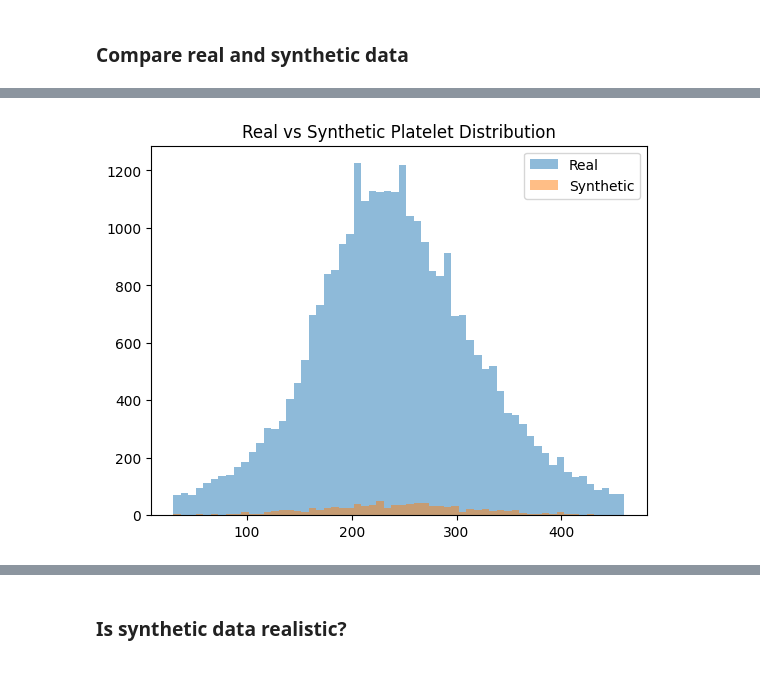
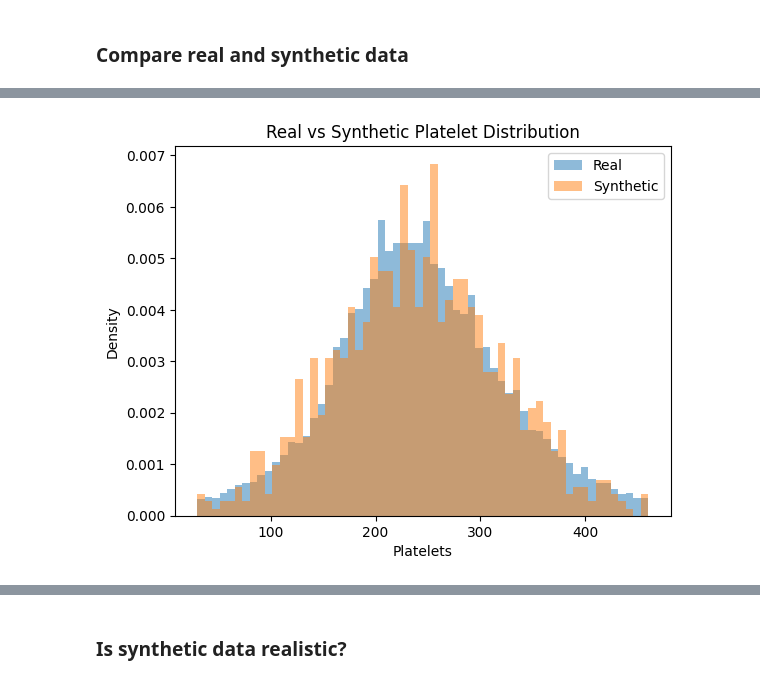
Before and after one commit to GustavoFA/IA376, a Jupyter notebook: A1/236249_a1.ipynb, the cells around one changed output, grey strips where cells are left out. Drawn from its saved outputs; the diff is of its cells as text; code cells hidden in the pictures.

```diff
--- a/A1/236249_a1.ipynb
+++ b/A1/236249_a1.ipynb
@@ -168,4 +190,5 @@ Generate synthetic database following the normal distribution
 # %%
-synthetic_database = np.random.normal(mu, sigma, 1000)
+# Create random values using the normal distribution parameters computed previously
+synthetic_dataset = np.random.normal(mu, sigma, 1000)
 # %% [markdown]
 Check if there is unrealistic values
@@ -178 +195,8 @@ synthetic_database = np.clip(
+# %%
+# Considering our original platelets database, I replace each value that is smaller than the minimum or it is larger than the maximum.
+synthetic_dataset = np.clip(
+    synthetic_dataset,
+    samples_db[exam_choice.lower()].min(),
+    samples_db[exam_choice.lower()].max()
+)
 # %% [markdown]
@@ -180,3 +204,3 @@ Create the final synthetic database
 # %%
-synthetic_database = pd.DataFrame({f"{exam_choice.lower()}": synthetic_database})
+synthetic_dataset = pd.DataFrame({f"{exam_choice.lower()}": synthetic_dataset})
 # %%
@@ -188,9 +216,10 @@ Number of samples in synthetic database: 1000
 # %%
-plt.hist(samples_db[exam_choice.lower()], bins=60, alpha=0.5, label="Real")
-plt.hist(synthetic_database, bins=60, alpha=0.5, label="Synthetic")
-
+plt.hist(samples_db[exam_choice.lower()], bins=60, density=True, alpha=0.5, label="Real")
+plt.hist(synthetic_dataset[exam_choice.lower()], bins=60, density=True, alpha=0.5, label="Synthetic")
+plt.title("Real vs Synthetic Platelet Distribution")
+plt.xlabel("Platelets")
+plt.ylabel("Density")
 plt.legend()
-plt.title("Real vs Synthetic Platelet Distribution")
 plt.show()
 # %% [output]
-[figure, old version]
+[figure, new version]
```
Also changed, not shown: parts of 41 cells of this notebook.
